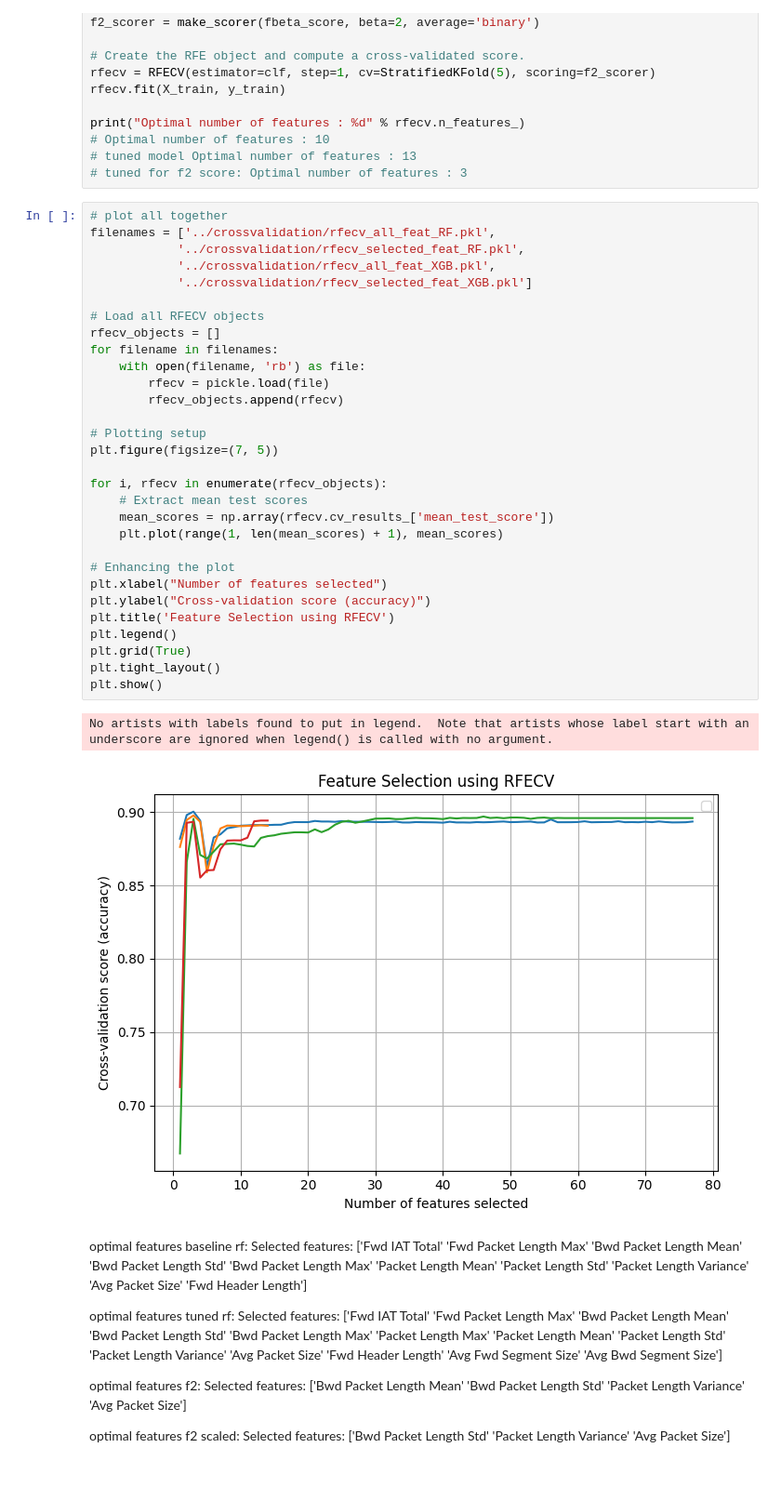
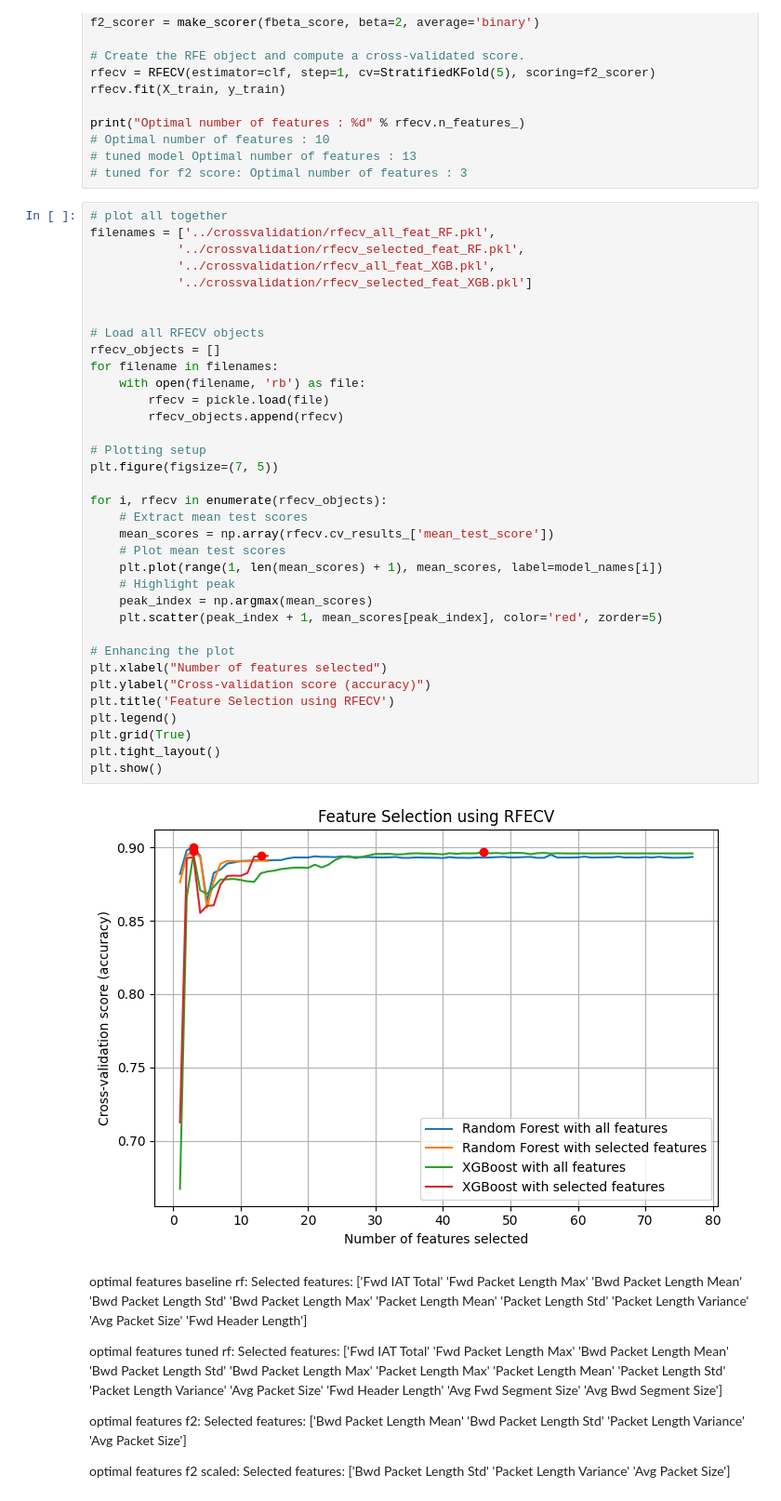
Before and after one commit to SarahHvidAndersenKnowit/DataScience_project, a Jupyter notebook: nbs/crossvalidation.ipynb, the cells around one changed output. Shown at 93% size. Saved outputs shown, nothing was run; the diff lists cells and outputs as text; blank space fills up the shorter version.

```diff
--- a/nbs/crossvalidation.ipynb
+++ b/nbs/crossvalidation.ipynb
@@ -420,36 +419,40 @@ print("Optimal number of features : %d" % rfecv.n_features_)
 # %%
 # plot all together
 filenames = ['../crossvalidation/rfecv_all_feat_RF.pkl',
             '../crossvalidation/rfecv_selected_feat_RF.pkl',
             '../crossvalidation/rfecv_all_feat_XGB.pkl',
             '../crossvalidation/rfecv_selected_feat_XGB.pkl']
+
 
 # Load all RFECV objects
 rfecv_objects = []
 for filename in filenames:
     with open(filename, 'rb') as file:
         rfecv = pickle.load(file)
         rfecv_objects.append(rfecv)
 
 # Plotting setup
 plt.figure(figsize=(7, 5))
 
 for i, rfecv in enumerate(rfecv_objects):
     # Extract mean test scores
     mean_scores = np.array(rfecv.cv_results_['mean_test_score'])
-    plt.plot(range(1, len(mean_scores) + 1), mean_scores)
+    # Plot mean test scores
+    plt.plot(range(1, len(mean_scores) + 1), mean_scores, label=model_names[i])
+    # Highlight peak
+    peak_index = np.argmax(mean_scores)
+    plt.scatter(peak_index + 1, mean_scores[peak_index], color='red', zorder=5)
 
 # Enhancing the plot
 plt.xlabel("Number of features selected")
 plt.ylabel("Cross-validation score (accuracy)")
 plt.title('Feature Selection using RFECV')
 plt.legend()
 plt.grid(True)
 plt.tight_layout()
 plt.show()
 # %% [output]
-No artists with labels found to put in legend.  Note that artists whose label start with an underscore are ignored when legend() is called with no argument.
-[figure, old version]
+[figure, new version]
 # %% [markdown]
 optimal features baseline rf:
 Selected features: ['Fwd IAT Total' 'Fwd Packet Length Max' 'Bwd Packet Length Mean'
```
Also changed, not shown: parts of 2 cells of this notebook, 30 other files.
